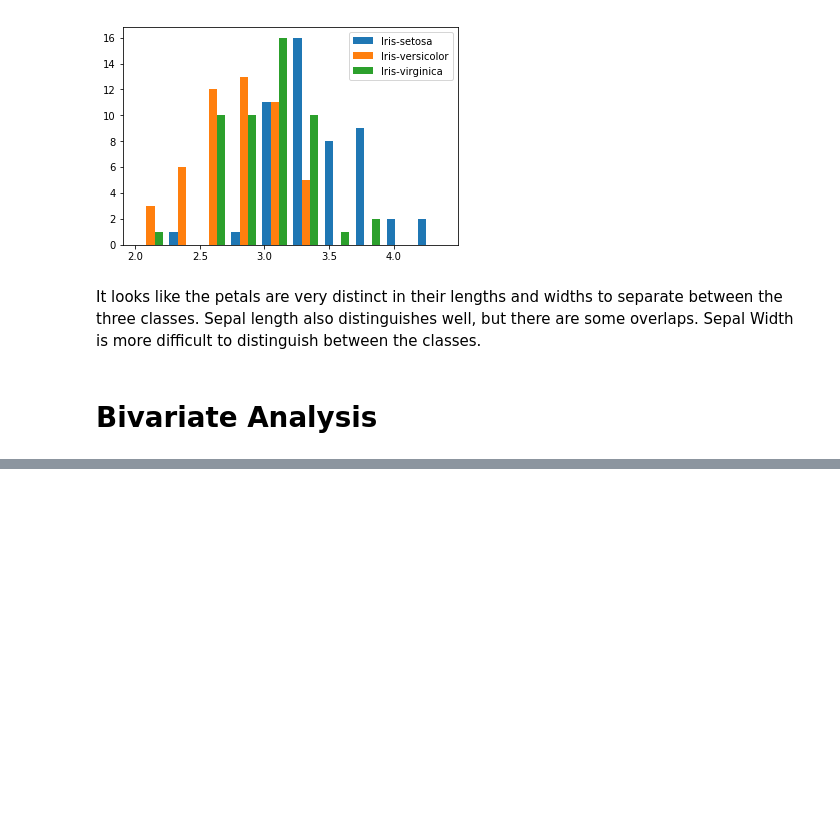
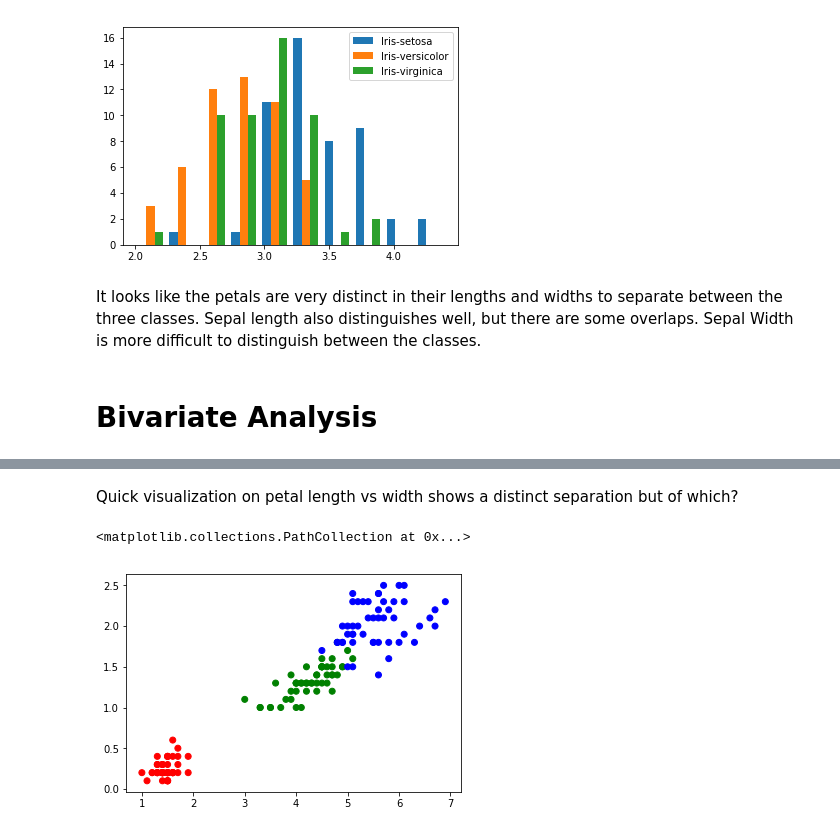
Before and after one commit to ohmgmatt/iris, a Jupyter notebook: IrisDataset.ipynb, the cells around one changed output, grey strips where cells are left out. Drawn from its saved outputs; the diff is of its cells as text; code cells hidden in the pictures; blank space fills up the shorter version.

```diff
--- a/IrisDataset.ipynb
+++ b/IrisDataset.ipynb
@@ -128,0 +143,7 @@ It looks like the petals are very distinct in their lengths and widths to separa
+# %% [markdown]
+Quick visualization on petal length vs width shows a distinct separation but of which?
+# %%
+plt.scatter(df['petal_length(cm)'], df['petal_width(cm)'], c = df['color'])
+# %% [output]
+<matplotlib.collections.PathCollection at 0x...>
+[figure, added]
```
Also changed, not shown: parts of 4 cells of this notebook.
